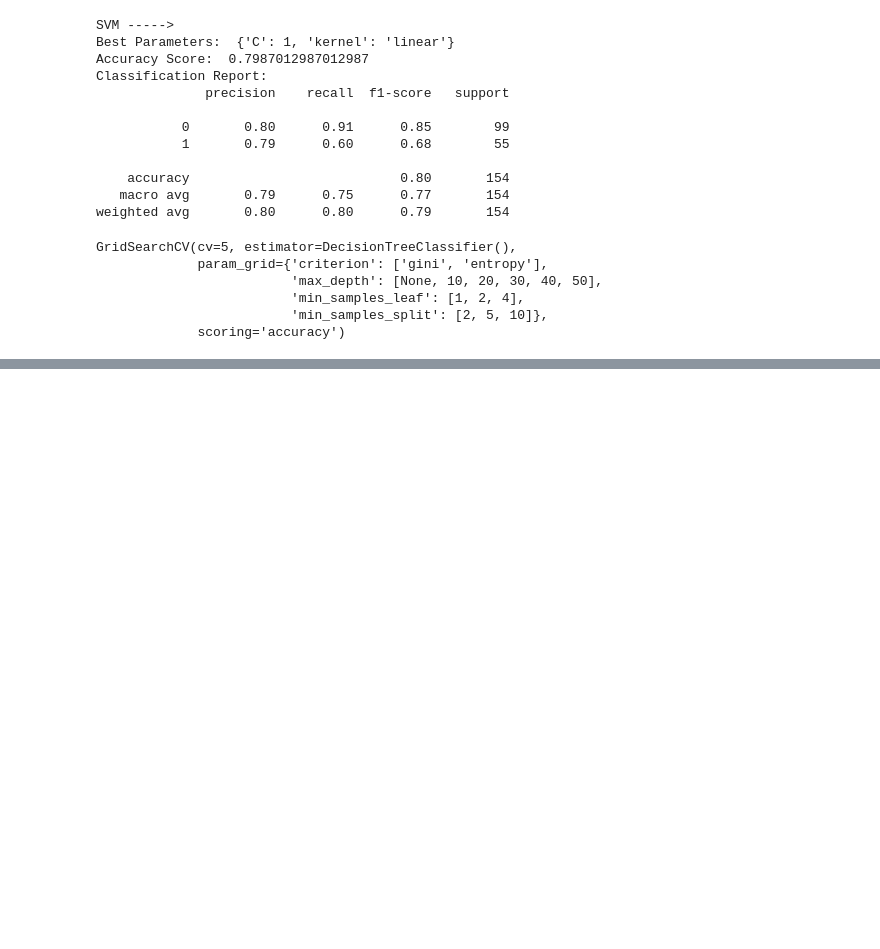
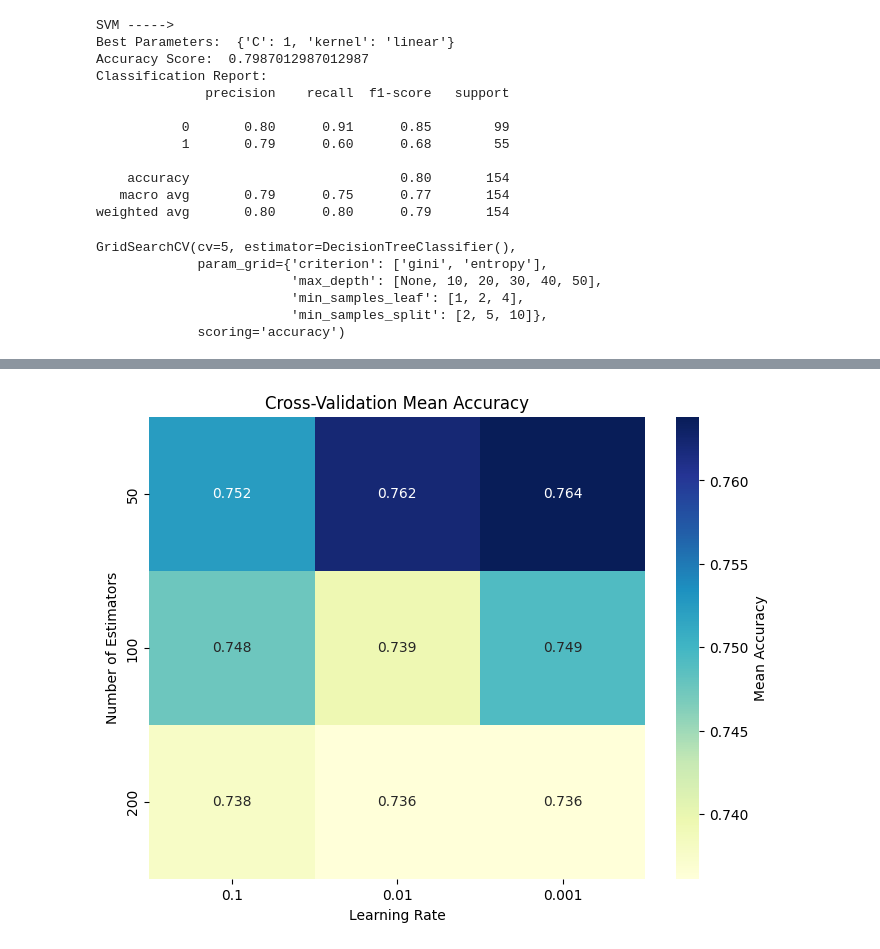
Before and after one commit to Dare-Badejo-001/XGBoostModels, a Jupyter notebook: diabetes_all_model.ipynb, the cells around one changed output, grey strips where cells are left out. Drawn from its saved outputs; the diff is of its cells as text; code cells hidden in the pictures; blank space fills up the shorter version.

```diff
--- a/diabetes_all_model.ipynb
+++ b/diabetes_all_model.ipynb
@@ -285,0 +445,20 @@ print(classification_report(y_test, dt_predict))
+# %%
+# Get the best model and its parameters
+best_model = grid_search.best_estimator_
+best_params = grid_search.best_params_
+
+# Train the best model
+best_model.fit(x_train, y_train)
+
+# Make predictions
+gb_predict = best_model.predict(x_test)
+
+# Evaluate the model
+accuracy = accuracy_score(y_test, gb_predict)
+# Evaluate the model
+accuracy = accuracy_score(y_test, gb_predict)
+print("Gradient Boosting Machine ----->")
+print("Best Parameters: ", best_params)
+print("Accuracy Score: ", accuracy)
+print("Classification Report: ")
+print(classification_report(y_test, gb_predict))
@@ -285,0 +501,52 @@ print(classification_report(y_test, dt_predict))
+# %%
+from sklearn.ensemble import AdaBoostClassifier
+adaboost_model = AdaBoostClassifier()
+
+
+# Define hyperparameters to search
+param_grid = {'n_estimators': [50, 100, 200],  # Number of weak learners
+              'learning_rate': [0.1, 0.01, 0.001]}  # Weight applied to each weak learner
+
+# Perform grid search with cross-validation
+grid_search = GridSearchCV(estimator=adaboost_model, param_grid=param_grid, cv=5, scoring='accuracy')
+grid_search.fit(x_train, y_train)
+
+# Get the best model and its parameters
+best_model = grid_search.best_estimator_
+best_params = grid_search.best_params_
+
+# Train the best model
+best_model.fit(x_train, y_train)
+
+# Make predictions
+adaboost_predict = best_model.predict(x_test)
+
+# Evaluate the model
+accuracy = accuracy_score(y_test, adaboost_predict)
+print("AdaBoost ----->")
+print("Best Parameters: ", best_params)
+print("Accuracy Score: ", accuracy)
+print("Classification Report: ")
+print(classification_report(y_test, adaboost_predict))
+
+
+# Extract CV results
+cv_results = grid_search.cv_results_
+scores_mean = np.array(cv_results['mean_test_score']).reshape(len(param_grid['n_estimators']),
+                                                              len(param_grid['learning_rate']))
+
+# Plot the heatmap
+plt.figure(figsize=(8, 6))
+heatmap = sns.heatmap(scores_mean, annot=True, fmt=".3f",
+                      xticklabels=param_grid['learning_rate'],
+                      yticklabels=param_grid['n_estimators'], cmap="YlGnBu")
+plt.xlabel('Learning Rate')
+plt.ylabel('Number of Estimators')
+plt.title('Cross-Validation Mean Accuracy')
+
+# Labeling color bar
+cbar = heatmap.collections[0].colorbar
+cbar.set_label('Mean Accuracy')
+
+plt.show()
+# %% [output]
@@ -285,0 +565 @@ print(classification_report(y_test, dt_predict))
+[figure, added]
```
Also changed, not shown: parts of 17 cells of this notebook, 1 other file.
